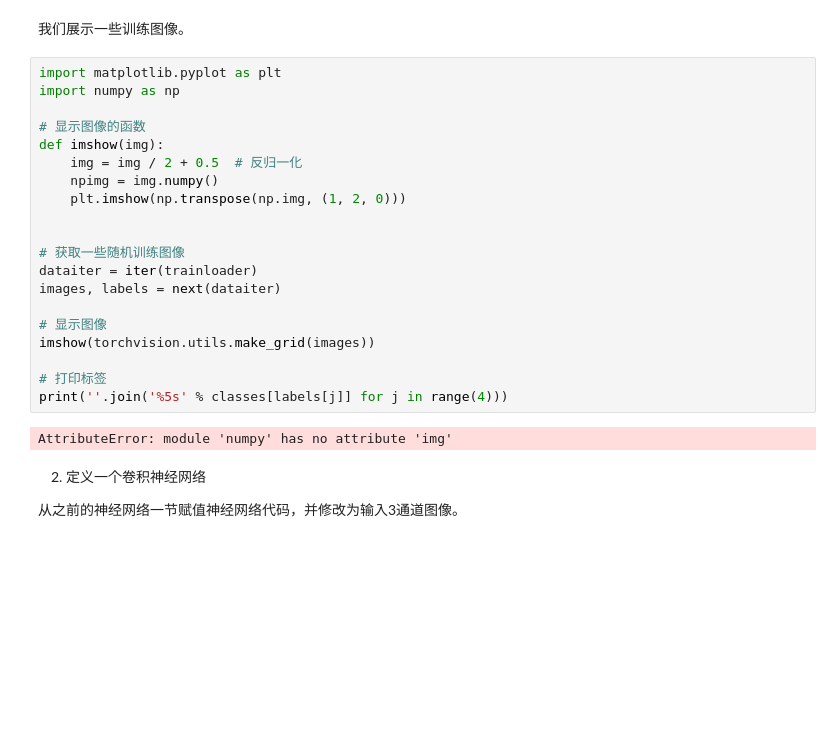
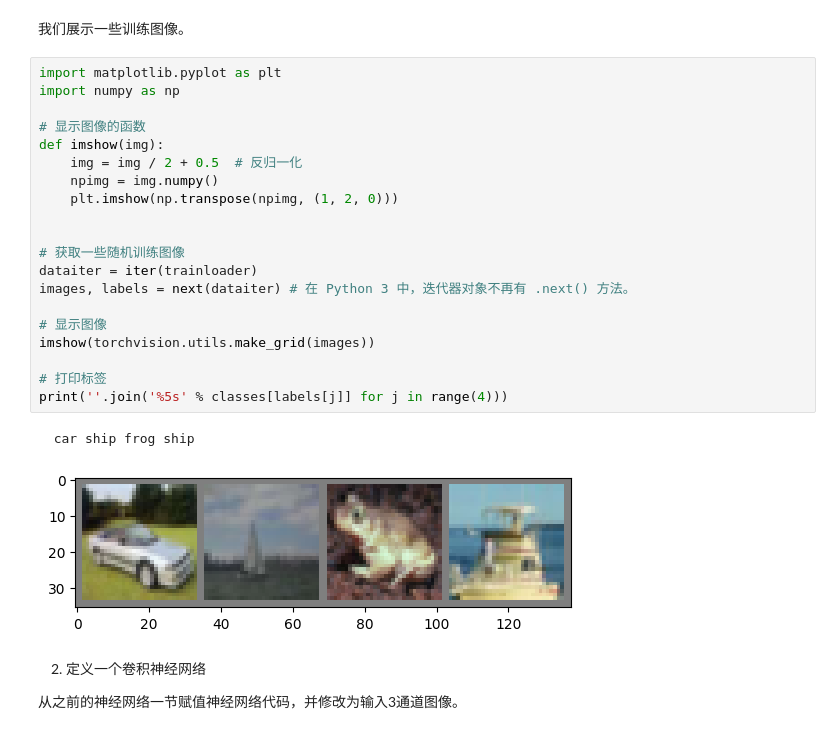
Before and after one commit to Momoko-YANG/PyTorch-learning, a Jupyter notebook: Downloads/Study-main-2/pytorch-learning/1-04cifar10_tutorial.ipynb, the cells around one changed output. Drawn from its saved outputs; the diff is of its cells as text; blank space fills up the shorter version.

```diff
--- a/Downloads/Study-main-2/pytorch-learning/1-04cifar10_tutorial.ipynb
+++ b/Downloads/Study-main-2/pytorch-learning/1-04cifar10_tutorial.ipynb
@@ -58,25 +58,26 @@ classes = ('plane', 'car', 'bird', 'cat',
 # %%
 import matplotlib.pyplot as plt
 import numpy as np
 
 # 显示图像的函数
 def imshow(img):
     img = img / 2 + 0.5  # 反归一化
     npimg = img.numpy()
-    plt.imshow(np.transpose(np.img, (1, 2, 0)))
+    plt.imshow(np.transpose(npimg, (1, 2, 0)))
 
 
 # 获取一些随机训练图像
 dataiter = iter(trainloader)
-images, labels = next(dataiter)
+images, labels = next(dataiter) # 在 Python 3 中，迭代器对象不再有 .next() 方法。
 
 # 显示图像
 imshow(torchvision.utils.make_grid(images))
 
 # 打印标签
 print(''.join('%5s' % classes[labels[j]] for j in range(4)))
 # %% [output]
-AttributeError: module 'numpy' has no attribute 'img'
+  car ship frog ship
+[figure, added]
 # %% [markdown]
 2. 定义一个卷积神经网络
 
```
Also changed, not shown: parts of 8 cells of this notebook, 7 other files.
